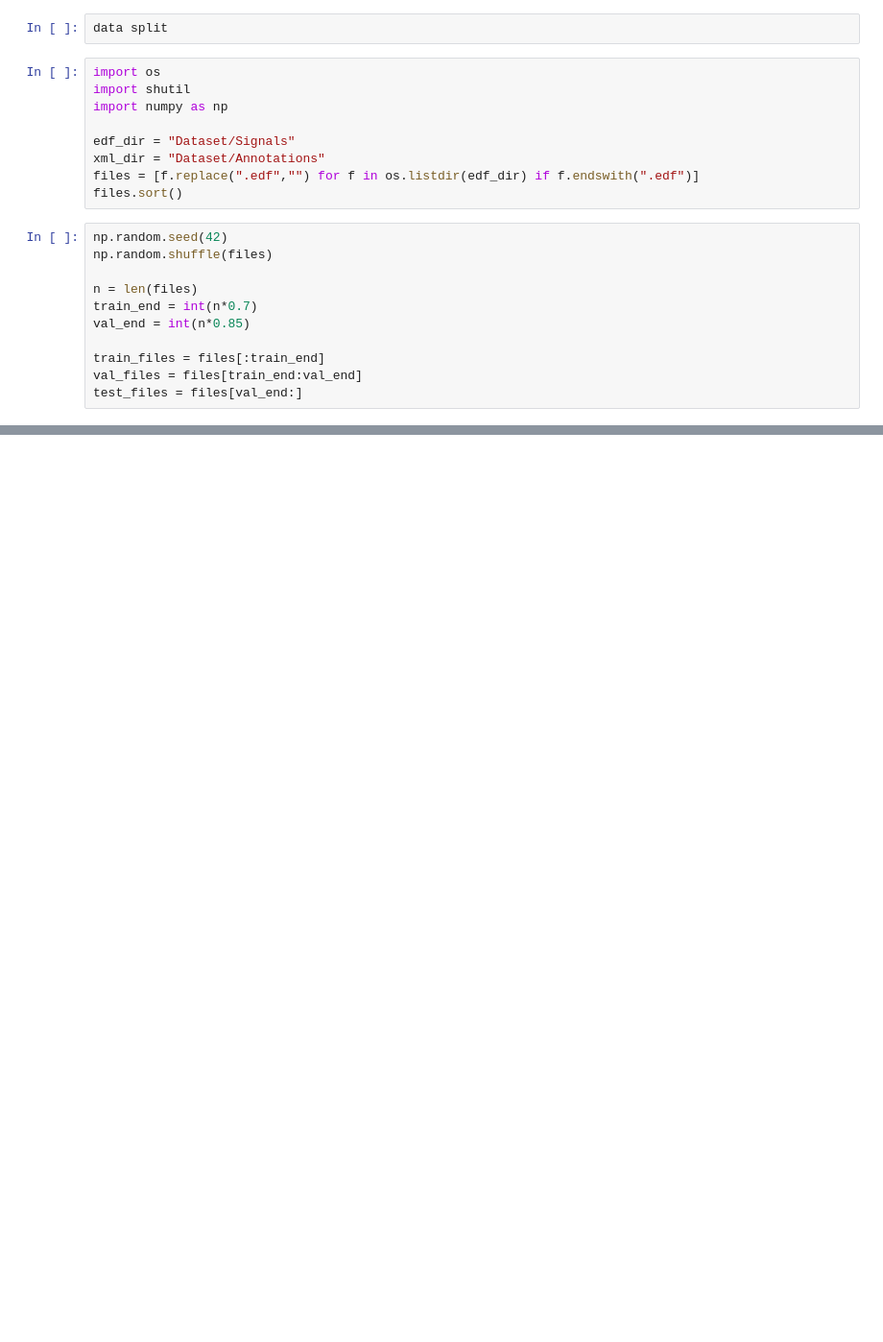
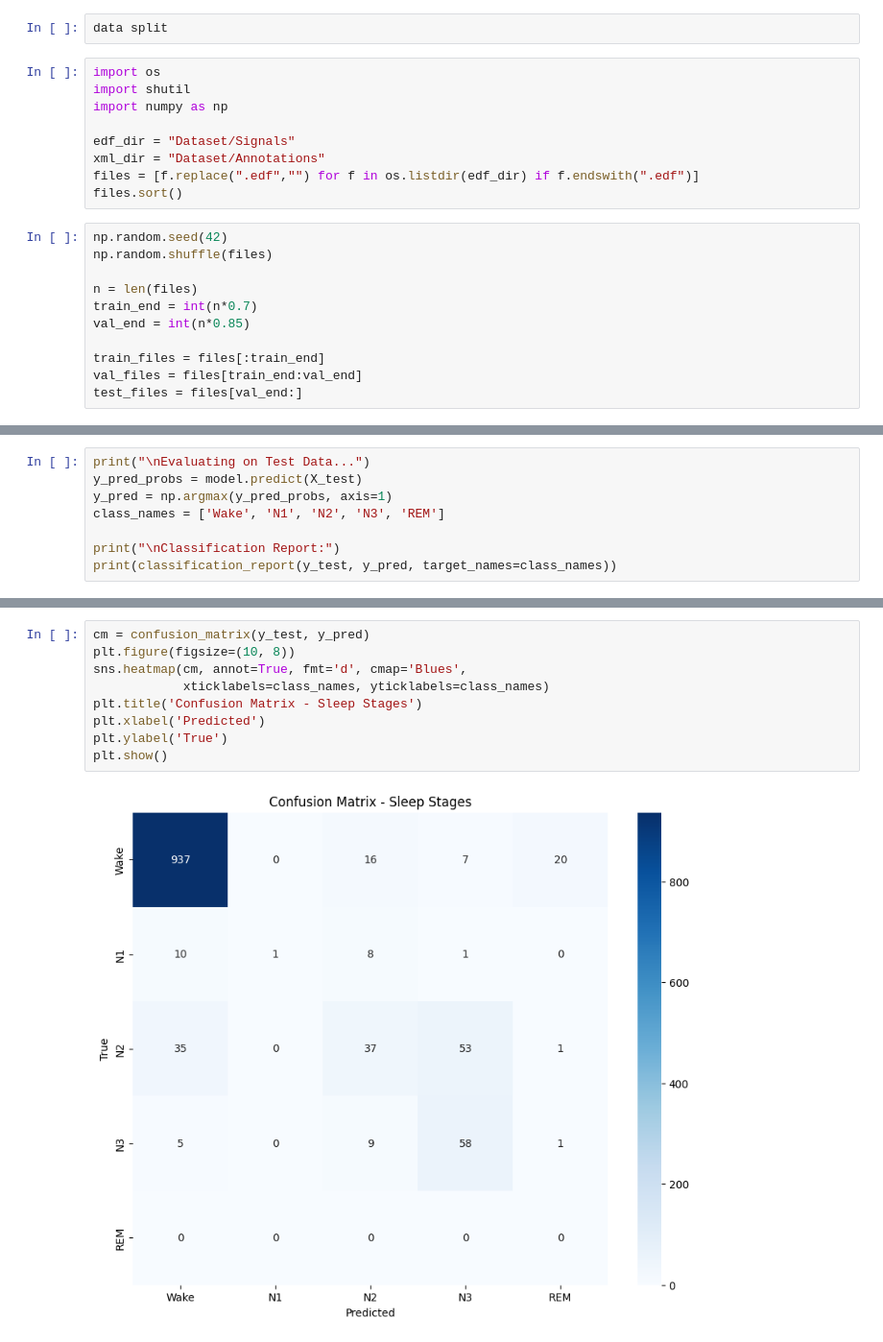
Before and after one commit to eman-sabry/signals-project-, a Jupyter notebook: emo.ipynb, the cells around one changed output, grey strips where cells are left out. Shown at 96% size. Cells and saved outputs as stored; diff of their text form; blank space fills up the shorter version.

```diff
--- a/emo.ipynb
+++ b/emo.ipynb
@@ -124,0 +429,8 @@ for f in test_files:
+# %%
+print("\nEvaluating on Test Data...")
+y_pred_probs = model.predict(X_test)
+y_pred = np.argmax(y_pred_probs, axis=1)
+class_names = ['Wake', 'N1', 'N2', 'N3', 'REM']
+
+print("\nClassification Report:")
+print(classification_report(y_test, y_pred, target_names=class_names))
@@ -124,0 +453,11 @@ for f in test_files:
+# %%
+cm = confusion_matrix(y_test, y_pred)
+plt.figure(figsize=(10, 8))
+sns.heatmap(cm, annot=True, fmt='d', cmap='Blues',
+            xticklabels=class_names, yticklabels=class_names)
+plt.title('Confusion Matrix - Sleep Stages')
+plt.xlabel('Predicted')
+plt.ylabel('True')
+plt.show()
+# %% [output]
+[figure, added]
```
Also changed, not shown: parts of 14 cells of this notebook, 4 other files.
